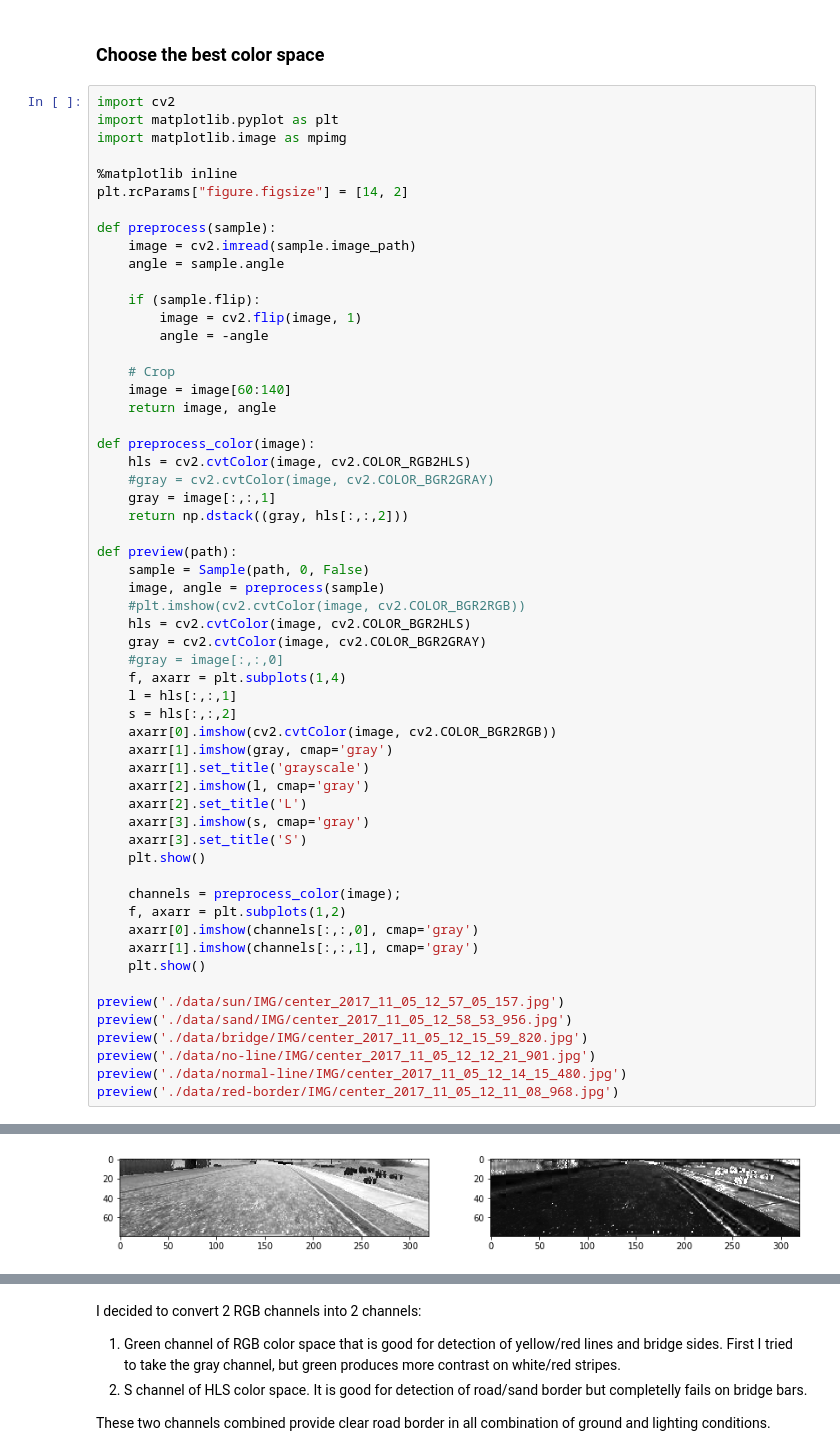
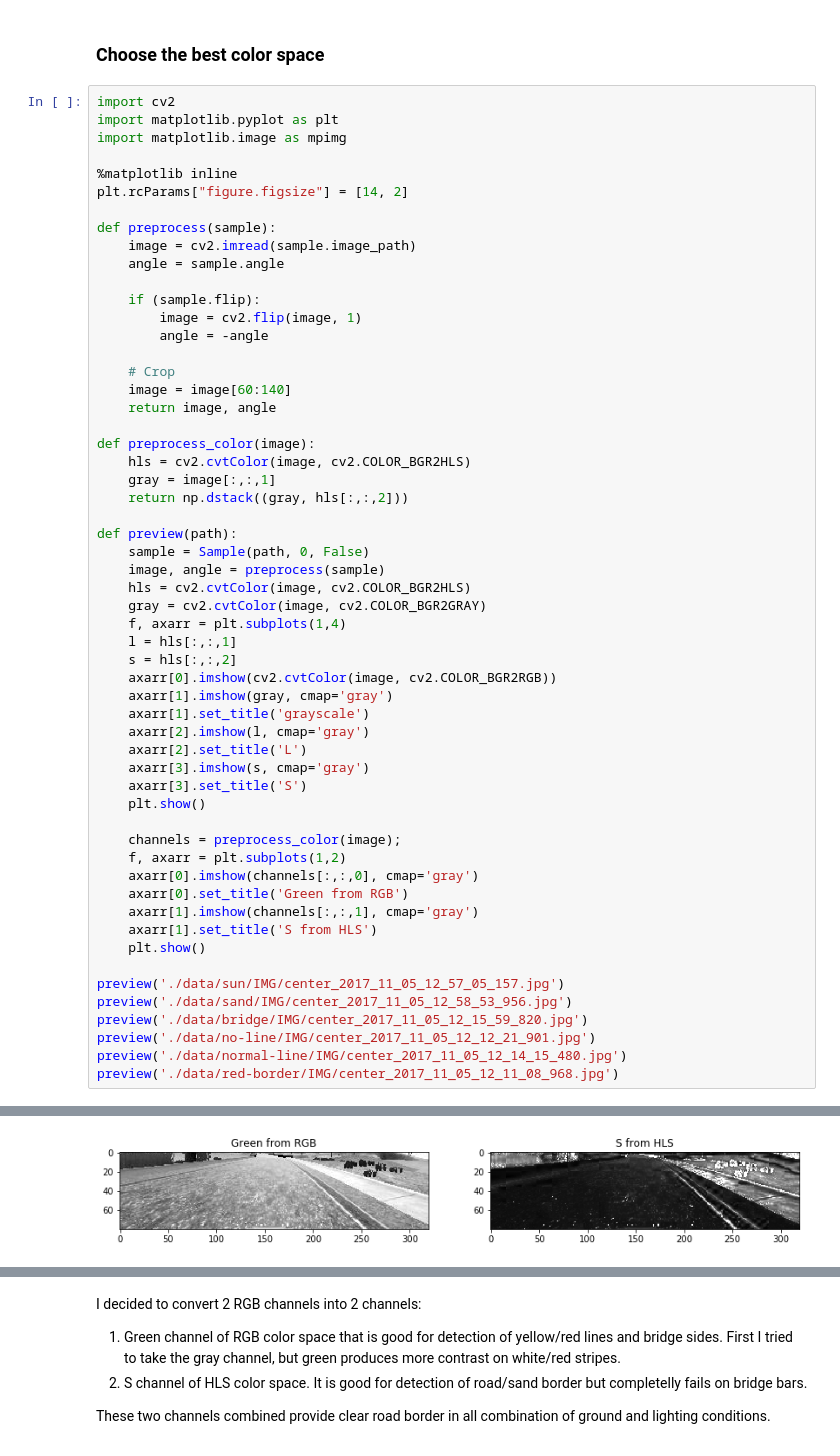
Before and after one commit to cazacov/CarND-Behavioral-Cloning-P3, a Jupyter notebook: learn.ipynb, the cells around one changed output, grey strips where cells are left out. Drawn from its saved outputs; the diff is of its cells as text.

```diff
--- a/learn.ipynb
+++ b/learn.ipynb
@@ -130,43 +130,42 @@ def preprocess(sample):
     return image, angle
 
 def preprocess_color(image):
-    hls = cv2.cvtColor(image, cv2.COLOR_RGB2HLS)
-    #gray = cv2.cvtColor(image, cv2.COLOR_BGR2GRAY)
+    hls = cv2.cvtColor(image, cv2.COLOR_BGR2HLS)
     gray = image[:,:,1]
     return np.dstack((gray, hls[:,:,2]))
 
 def preview(path):
     sample = Sample(path, 0, False)
     image, angle = preprocess(sample)
-    #plt.imshow(cv2.cvtColor(image, cv2.COLOR_BGR2RGB))
     hls = cv2.cvtColor(image, cv2.COLOR_BGR2HLS)
     gray = cv2.cvtColor(image, cv2.COLOR_BGR2GRAY)
-    #gray = image[:,:,0]
     f, axarr = plt.subplots(1,4)
     l = hls[:,:,1]
     s = hls[:,:,2]
     axarr[0].imshow(cv2.cvtColor(image, cv2.COLOR_BGR2RGB))
     axarr[1].imshow(gray, cmap='gray')
     axarr[1].set_title('grayscale')
     axarr[2].imshow(l, cmap='gray')
     axarr[2].set_title('L')
     axarr[3].imshow(s, cmap='gray')
     axarr[3].set_title('S')
     plt.show()
 
     channels = preprocess_color(image);
     f, axarr = plt.subplots(1,2)
     axarr[0].imshow(channels[:,:,0], cmap='gray')
+    axarr[0].set_title('Green from RGB')
     axarr[1].imshow(channels[:,:,1], cmap='gray')
+    axarr[1].set_title('S from HLS')
     plt.show()
 
 preview('./data/sun/IMG/center_2017_11_05_12_57_05_157.jpg')
 preview('./data/sand/IMG/center_2017_11_05_12_58_53_956.jpg')
 preview('./data/bridge/IMG/center_2017_11_05_12_15_59_820.jpg')
 preview('./data/no-line/IMG/center_2017_11_05_12_12_21_901.jpg')
 preview('./data/normal-line/IMG/center_2017_11_05_12_14_15_480.jpg')
 preview('./data/red-border/IMG/center_2017_11_05_12_11_08_968.jpg')
 # %% [output]
 [figure]
-[figure, old version]
+[figure, new version]
 [figure]
```
Also changed, not shown: parts of 6 cells of this notebook.
